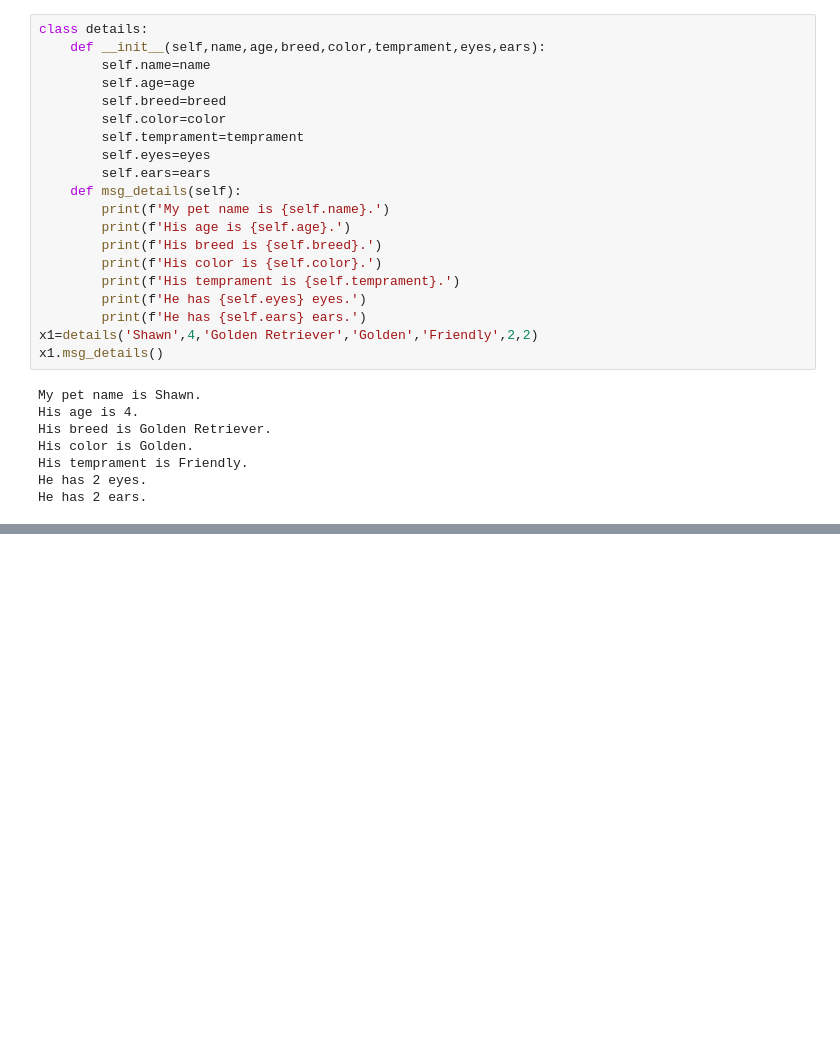
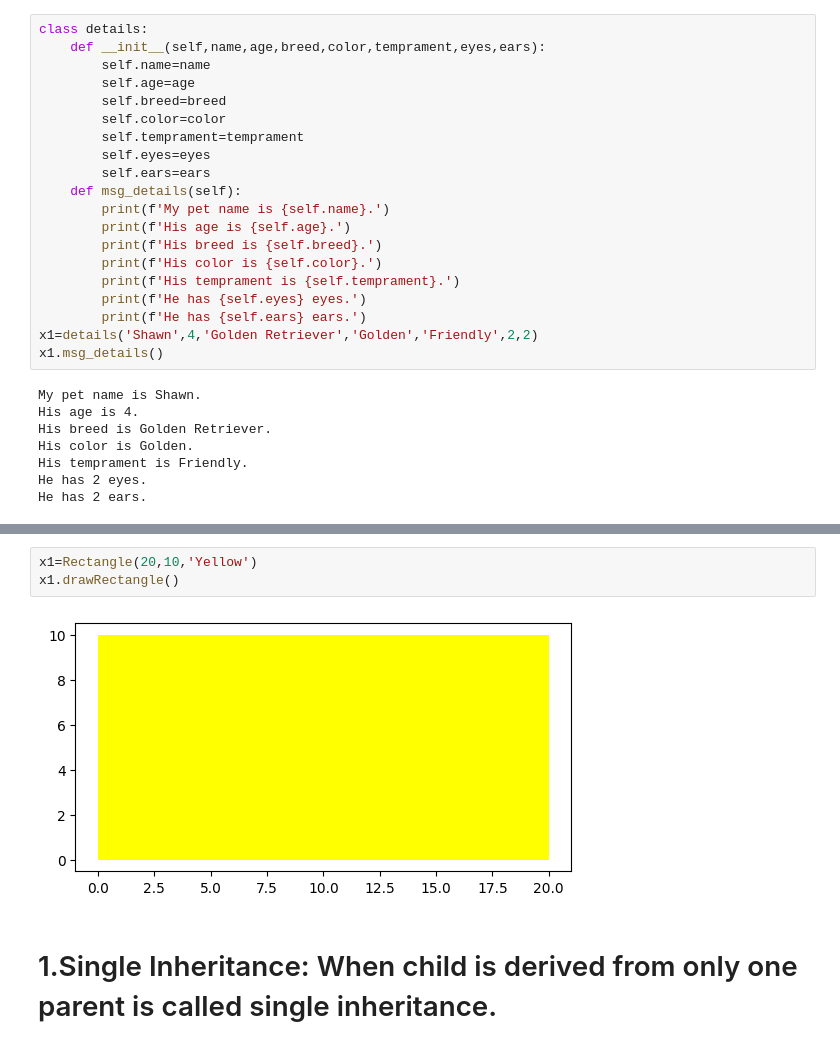
Before and after one commit to Roushan-World/Python_Nov_12-02PM, a Jupyter notebook: 12.Classes and Objects in Python.ipynb, the cells around one changed output, grey strips where cells are left out. Cells and saved outputs as stored; diff of their text form; blank space fills up the shorter version.

```diff
--- a/12.Classes and Objects in Python.ipynb
+++ b/12.Classes and Objects in Python.ipynb
@@ -190,0 +237,7 @@ y1.msg_details()
+# %%
+x1=Rectangle(20,10,'Yellow')
+x1.drawRectangle()
+# %% [output]
+[figure, added]
+# %% [markdown]
+# 1.Single Inheritance: When child is derived from only one parent is called single inheritance.
```
Also changed, not shown: parts of 11 cells of this notebook.
